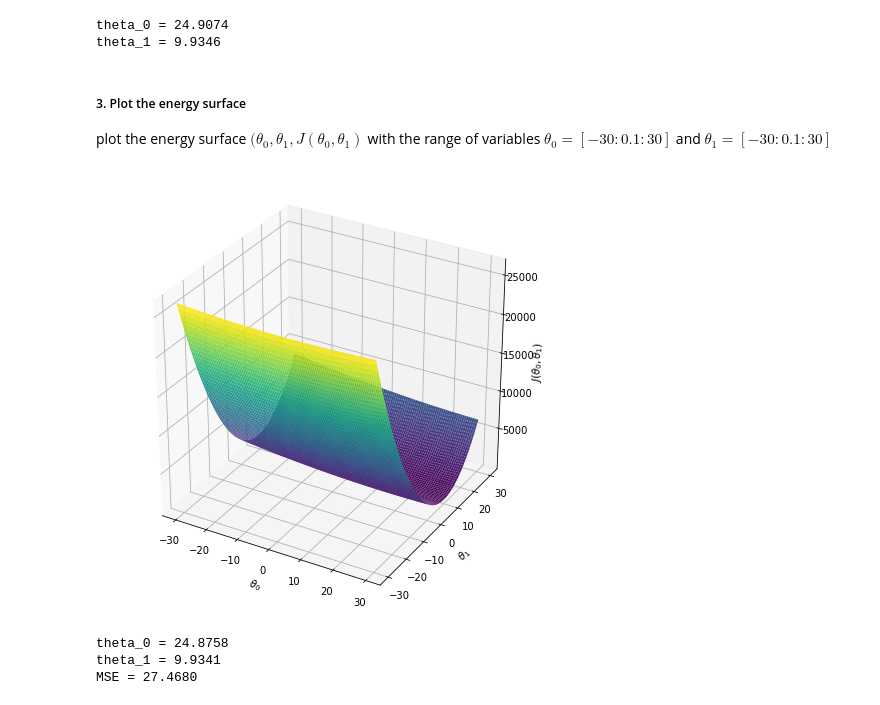
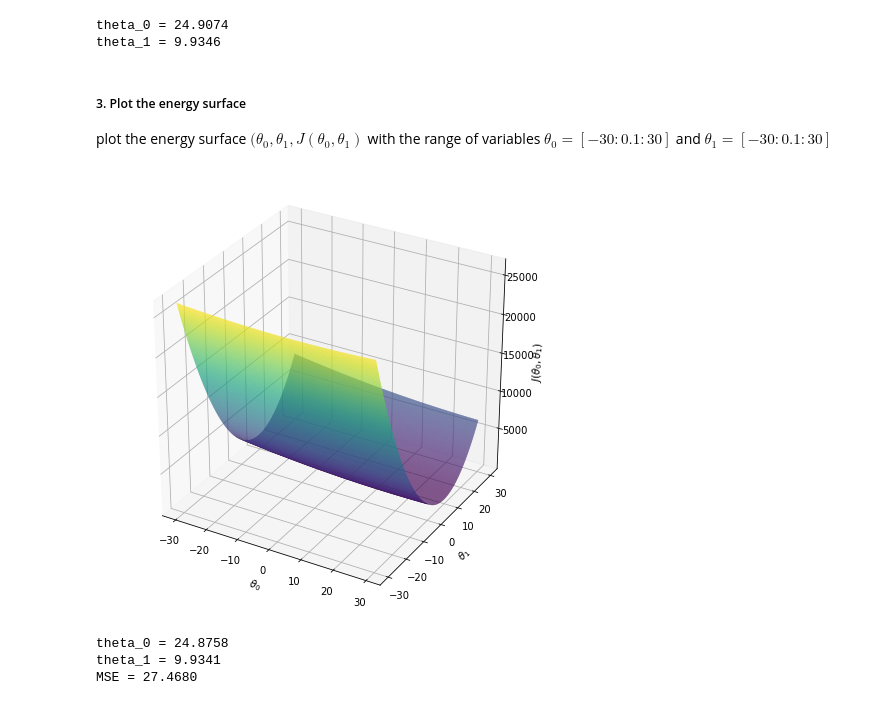
Before and after one commit to Seng-Ly/Matrix-Computation-Class, a Jupyter notebook: assigments/03/Assignment_Test.ipynb, the cells around one changed output. Drawn from its saved outputs; the diff is of its cells as text; code cells hidden in the pictures.

Commit message:
Plot Energy Surface

```diff
--- a/assigments/03/Assignment_Test.ipynb
+++ b/assigments/03/Assignment_Test.ipynb
@@ -57,28 +57,28 @@ theta_0 = 24.9074
 theta_1 = 9.9346
 # %% [markdown]
 ##### 3. Plot the energy surface
-plot the energy surface $(\theta_0, \theta_1, J(\theta_0, \theta_1)$ with the range of variables $`\theta_0 = [-30 : 0.1 : 30]`$ and $`\theta_1 = [-30 : 0.1 : 30]`$
+plot the energy surface $(\theta_0, \theta_1, J(\theta_0, \theta_1)$ with the range of variables $\theta_0 = [-30 : 0.1 : 30]$ and $\theta_1 = [-30 : 0.1 : 30]$
 # %%
 def f(theta0, theta1):
     total = 0
     for i in range(m):
         total += (theta0 + theta1*x[i] - y[i])**2
     return total/(2*m)
 
-theta0 = np.linspace(-30, 30, 100)
-theta1 = np.linspace(-30, 30, 100)
+theta0 = np.arange(-30,30,0.1)
+theta1 = np.arange(-30,30,0.1)
 
 X, Y = np.meshgrid(theta0, theta1)
 Z = f(X, Y)
 
 fig = plt.figure(figsize=(8, 8))
 ax = plt.axes(projection='3d')
 ax.plot_surface(X, Y, Z, rstride=1, cstride=1, cmap='viridis', edgecolor='none')
 ax.set_xlabel('$\\theta_0$')
 ax.set_ylabel('$\\theta_1$')
 ax.set_zlabel('$J(\\theta_0,\\theta_1)$');
 # %% [output]
-[figure, old version]
+[figure, new version]
 # %%
 # create lists to collect information for plot
 col_theta0 = []
```
Also changed, not shown: 1 other file.
